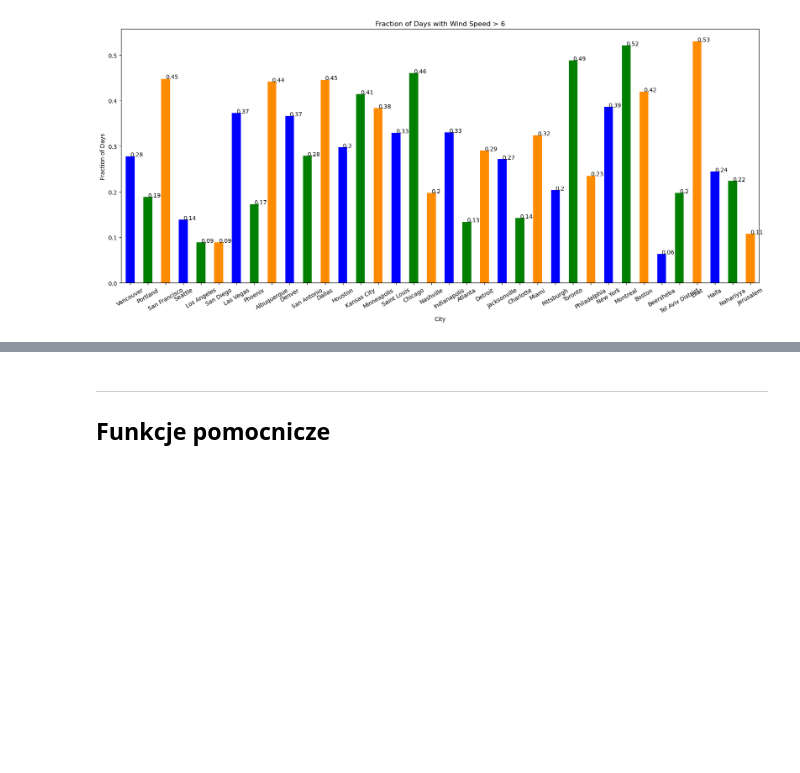
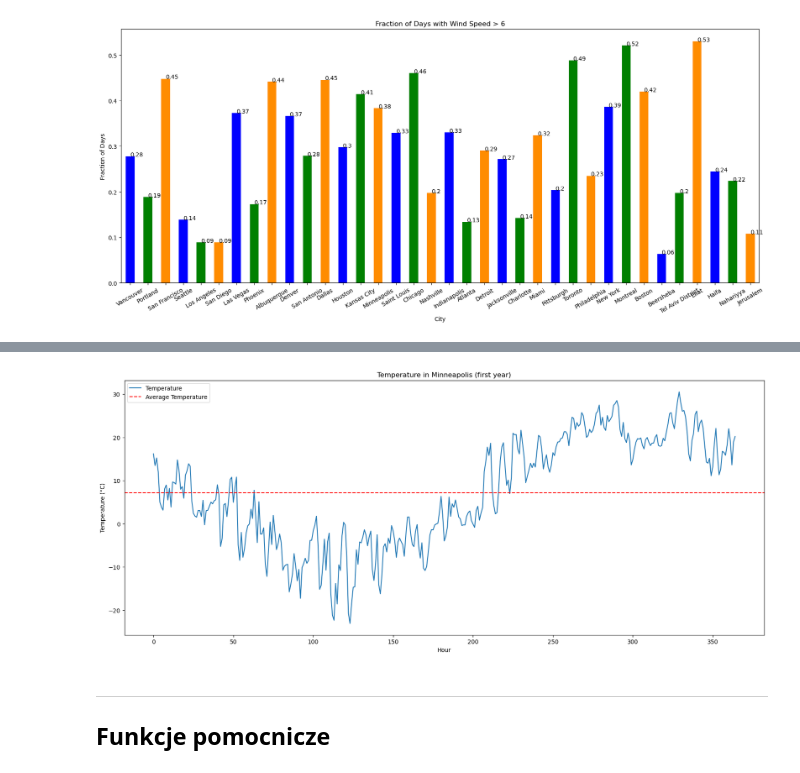
Before and after one commit to Kubex212/sn3, a Jupyter notebook: model.ipynb, the cells around one changed output, grey strips where cells are left out. Cells and saved outputs as stored; diff of their text form; code cells hidden in the pictures; blank space fills up the shorter version.

```diff
--- a/model.ipynb
+++ b/model.ipynb
@@ -126,3 +201,15 @@ plt.show()
+# %%
+data = (temperature_data['Minneapolis'] - 273.15).head(365)
+plt.figure(figsize=(20, 8))
+plt.plot(data, label='Temperature')
+plt.axhline(y=data.mean(), color='red', linestyle='--', label='Average Temperature')
+plt.title('Temperature in Minneapolis (first year)')
+plt.xlabel('Hour')
+plt.ylabel('Temperature (°C)')
+plt.legend()
+plt.show()
+# %% [output]
+[figure, added]
 # %% [markdown]
 ---
 ## Funkcje pomocnicze
```
Also changed, not shown: parts of 32 cells of this notebook.
